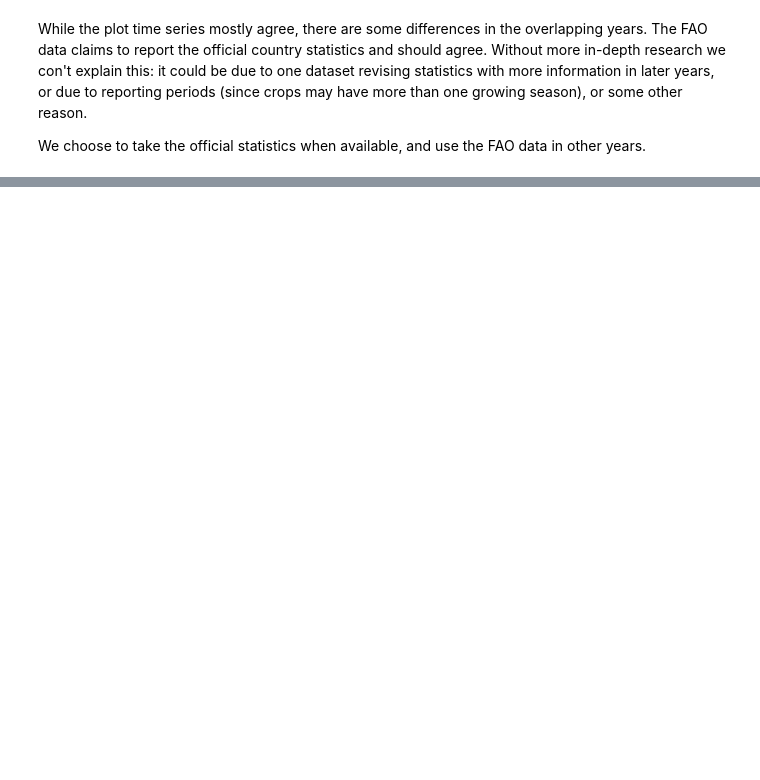
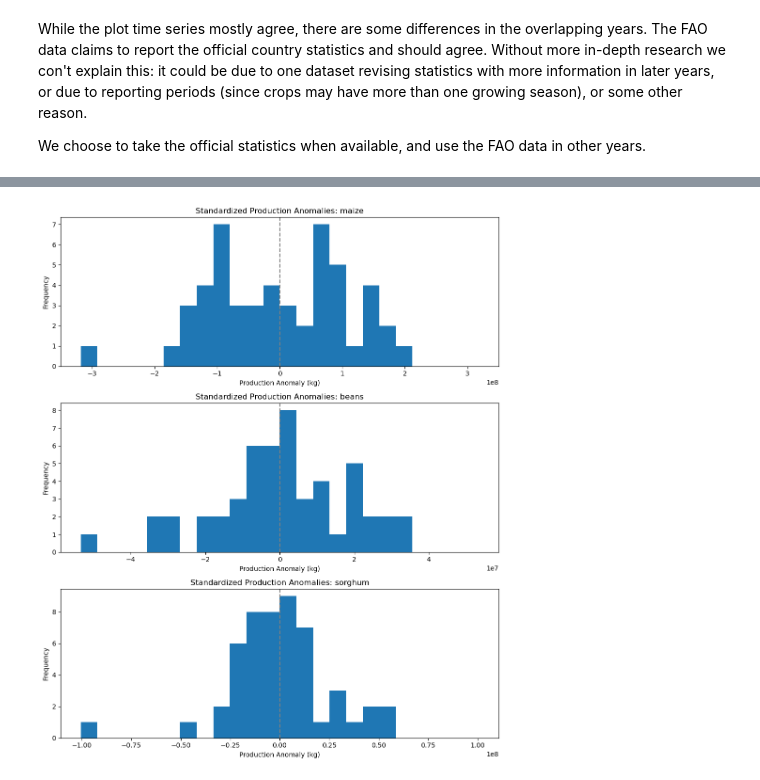
Before and after one commit to AnalyticsTeamUNUEHS/CLIMADA_starter_packs, a Jupyter notebook: starter_pack_el_salvador/notebooks/05_observations.ipynb, the cells around one changed output, grey strips where cells are left out. Cells and saved outputs as stored; diff of their text form; code cells hidden in the pictures; blank space fills up the shorter version.

```diff
--- a/starter_pack_el_salvador/notebooks/05_observations.ipynb
+++ b/starter_pack_el_salvador/notebooks/05_observations.ipynb
@@ -101,0 +131,19 @@ for i, crop in enumerate(["Maize", "Beans", "Sorghum"]):
+# %%
+# Plot histogram of anomalies
+fig, axes = plt.subplots(3, 1, figsize=(10, 12))
+for i, (crop, obs_crop) in enumerate(obs.items()):
+    anomaly_col = f"Present-equivalent {VARIABLE} anomaly ({UNIT})"
+    # set bins so that 0 is a bin edge
+    max_anomaly = max(abs(obs_crop[anomaly_col]))
+    bins = np.linspace(-max_anomaly, max_anomaly, 25)
+    axes[i].hist(obs_crop[anomaly_col], bins=bins)
+    # add vertical line at 0
+    axes[i].axvline(0, color="grey", linestyle="--")
+    axes[i].set_title(f"Standardized {VARIABLE} Anomalies: {crop}")
+    axes[i].set_xlabel(f"{VARIABLE} Anomaly ({UNIT})")
+    axes[i].set_ylabel("Frequency")
+
+plt.tight_layout()
+plt.show()
+# %% [output]
+[figure, added]
```
Also changed, not shown: parts of 7 cells of this notebook, 1 other file.
